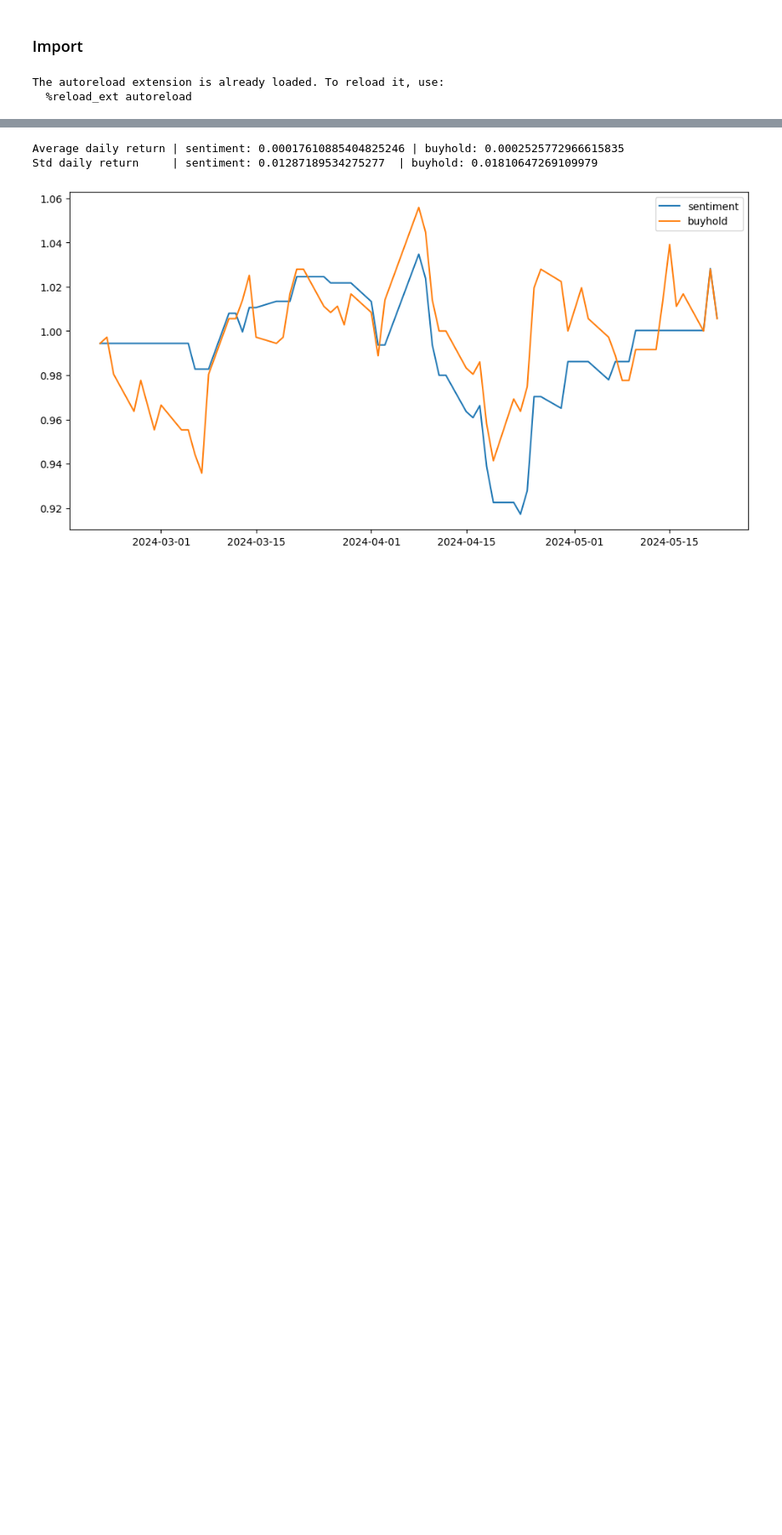
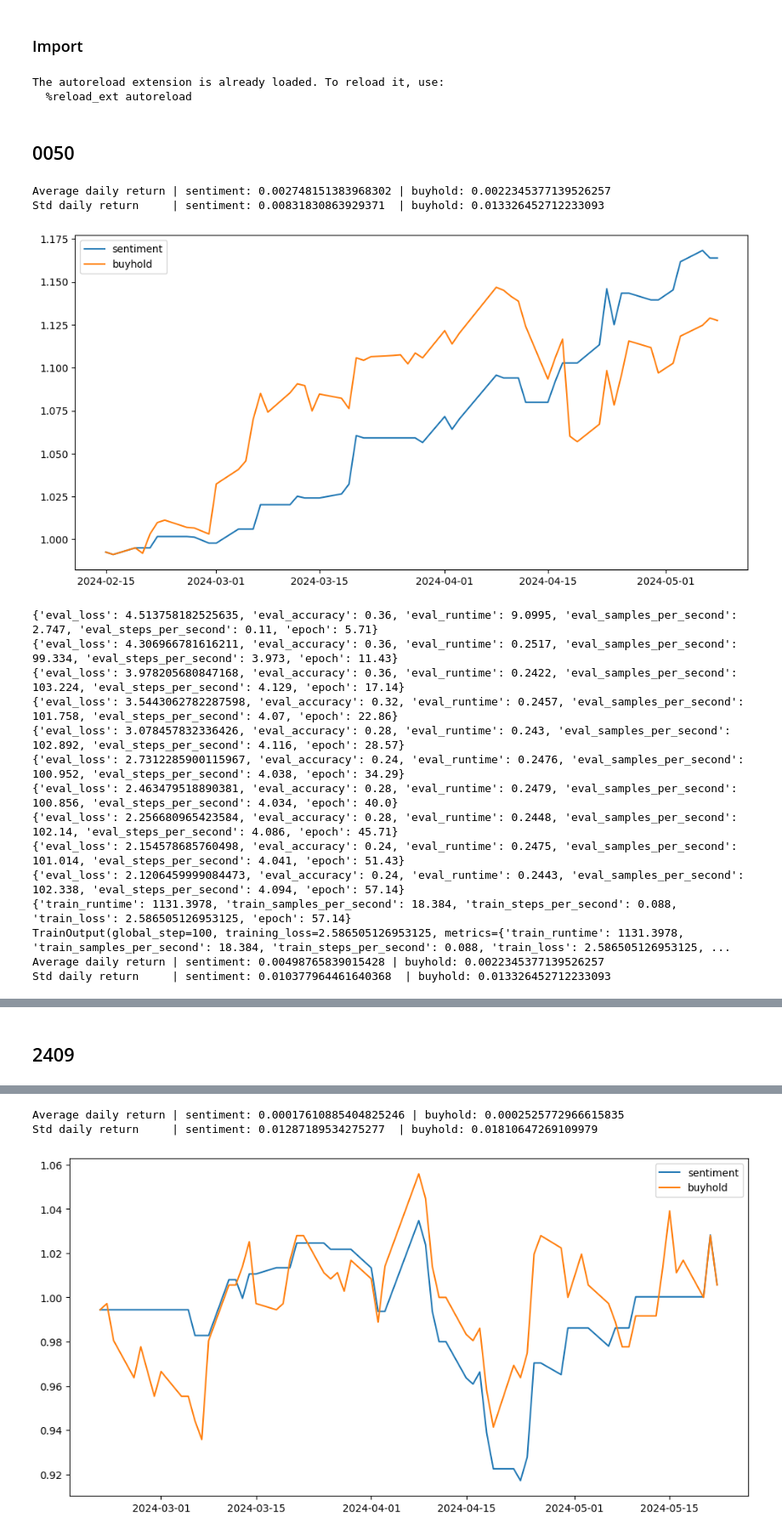
Before and after one commit to KJJHHH/Stocks, a Jupyter notebook: Sentiment/finBert-date.ipynb, the cells around one changed output, grey strips where cells are left out. Shown: that part at 85% size. Drawn from its saved outputs; the diff is of its cells as text; code cells hidden in the pictures; blank space fills up the shorter version.

```diff
--- a/Sentiment/finBert-date.ipynb
+++ b/Sentiment/finBert-date.ipynb
@@ -17,3 +17,48 @@ from finBert_trading import *
 # %% [output]
 The autoreload extension is already loaded. To reload it, use:
   %reload_ext autoreload
+# %% [markdown]
+## 0050
+# %%
+MEDIA = 'UDN'
+KEYWORD = '友達'
+STOCK = '2409.TW'
+DAY_RANGE = '1d'
+content_type = 'Title'
+"""
+NOTE:
+- The first file is the target stock
+- Train with target stock data and other stock data
+"""
+filename_news = [
+    'data/TW-stock-news-price/date/NEWS_UDN_ETF_EN.json'
+    ]
+filename_price = [
+    'data/TW-stock-news-price/date/PRICE_0050.TW_1d.pickle'
+    ]
+filename_log = f'logs/finBert_day_ERROR_{MEDIA}_{KEYWORD}'
+senti = finBert_Sentiment(MEDIA, KEYWORD, STOCK, DAY_RANGE, content_type, filename_news, filename_price, filename_log)
+senti.set_seeds()
+
+all, train, val, test = senti.load_data(text_type = 'title')
+senti.evaluate_with_pretrained()
+result = senti.finetuneFull_score_trade(True)
+# result = senti.finetuneLora_score_trade(True)
+# %% [output]
+Average daily return | sentiment: 0.002748151383968302 | buyhold: 0.0022345377139526257
+Std daily return     | sentiment: 0.00831830863929371  | buyhold: 0.013326452712233093
+[figure, added]
+{'eval_loss': 4.513758182525635, 'eval_accuracy': 0.36, 'eval_runtime': 9.0995, 'eval_samples_per_second': 2.747, 'eval_steps_per_second': 0.11, 'epoch': 5.71}
+{'eval_loss': 4.306966781616211, 'eval_accuracy': 0.36, 'eval_runtime': 0.2517, 'eval_samples_per_second': 99.334, 'eval_steps_per_second': 3.973, 'epoch': 11.43}
+{'eval_loss': 3.978205680847168, 'eval_accuracy': 0.36, 'eval_runtime': 0.2422, 'eval_samples_per_second': 103.224, 'eval_steps_per_second': 4.129, 'epoch': 17.14}
+{'eval_loss': 3.5443062782287598, 'eval_accuracy': 0.32, 'eval_runtime': 0.2457, 'eval_samples_per_second': 101.758, 'eval_steps_per_second': 4.07, 'epoch': 22.86}
+{'eval_loss': 3.078457832336426, 'eval_accuracy': 0.28, 'eval_runtime': 0.243, 'eval_samples_per_second': 102.892, 'eval_steps_per_second': 4.116, 'epoch': 28.57}
+{'eval_loss': 2.7312285900115967, 'eval_accuracy': 0.24, 'eval_runtime': 0.2476, 'eval_samples_per_second': 100.952, 'eval_steps_per_second': 4.038, 'epoch': 34.29}
+{'eval_loss': 2.463479518890381, 'eval_accuracy': 0.28, 'eval_runtime': 0.2479, 'eval_samples_per_second': 100.856, 'eval_steps_per_second': 4.034, 'epoch': 40.0}
+{'eval_loss': 2.256680965423584, 'eval_accuracy': 0.28, 'eval_runtime': 0.2448, 'eval_samples_per_second': 102.14, 'eval_steps_per_second': 4.086, 'epoch': 45.71}
+{'eval_loss': 2.154578685760498, 'eval_accuracy': 0.24, 'eval_runtime': 0.2475, 'eval_samples_per_second': 101.014, 'eval_steps_per_second': 4.041, 'epoch': 51.43}
+{'eval_loss': 2.1206459999084473, 'eval_accuracy': 0.24, 'eval_runtime': 0.2443, 'eval_samples_per_second': 102.338, 'eval_steps_per_second': 4.094, 'epoch': 57.14}
+{'train_runtime': 1131.3978, 'train_samples_per_second': 18.384, 'train_steps_per_second': 0.088, 'train_loss': 2.586505126953125, 'epoch': 57.14}
+TrainOutput(global_step=100, training_loss=2.586505126953125, metrics={'train_runtime': 1131.3978, 'train_samples_per_second': 18.384, 'train_steps_per_second': 0.088, 'train_loss': 2.586505126953125, ...
+Average daily return | sentiment: 0.00498765839015428 | buyhold: 0.0022345377139526257
+Std daily return     | sentiment: 0.010377964461640368  | buyhold: 0.013326452712233093
@@ -20,2 +66,4 @@ The autoreload extension is already loaded. To reload it, use:
+# %% [markdown]
+## 2409
 # %% [markdown]
 ### Finetuned with only related keyword data
```
Also changed, not shown: parts of 4 cells of this notebook.
